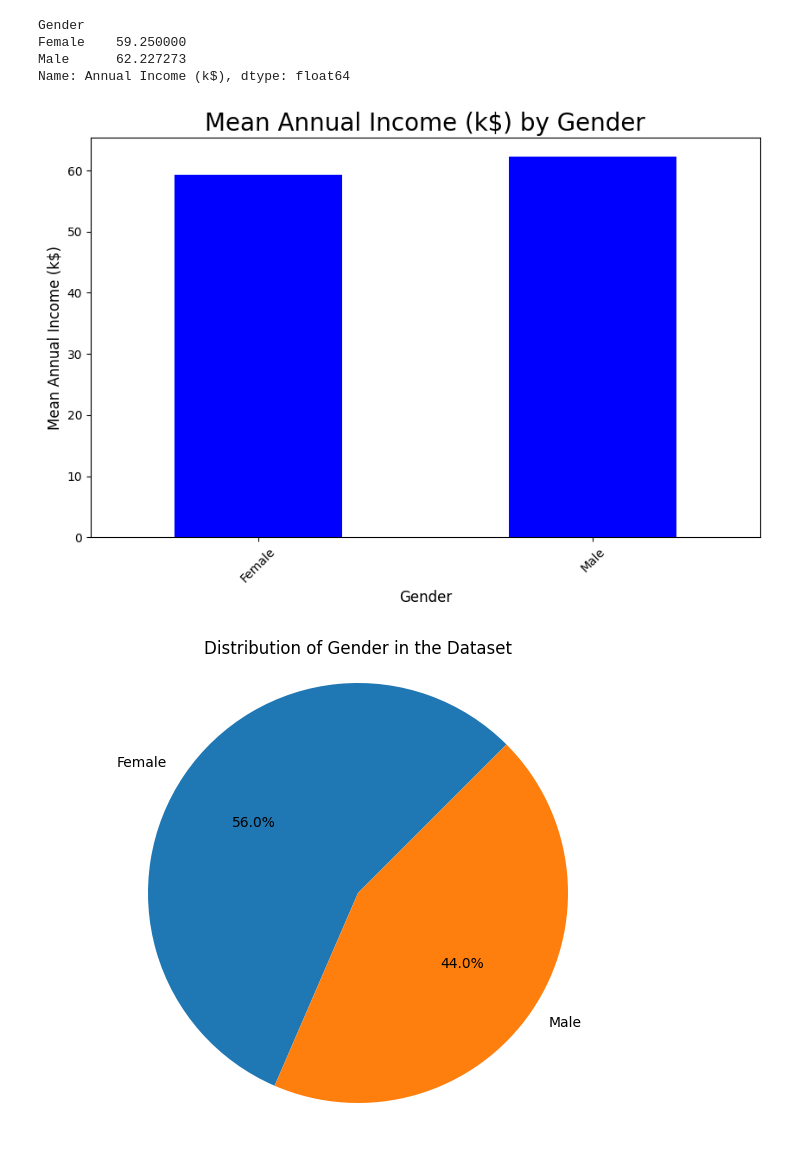
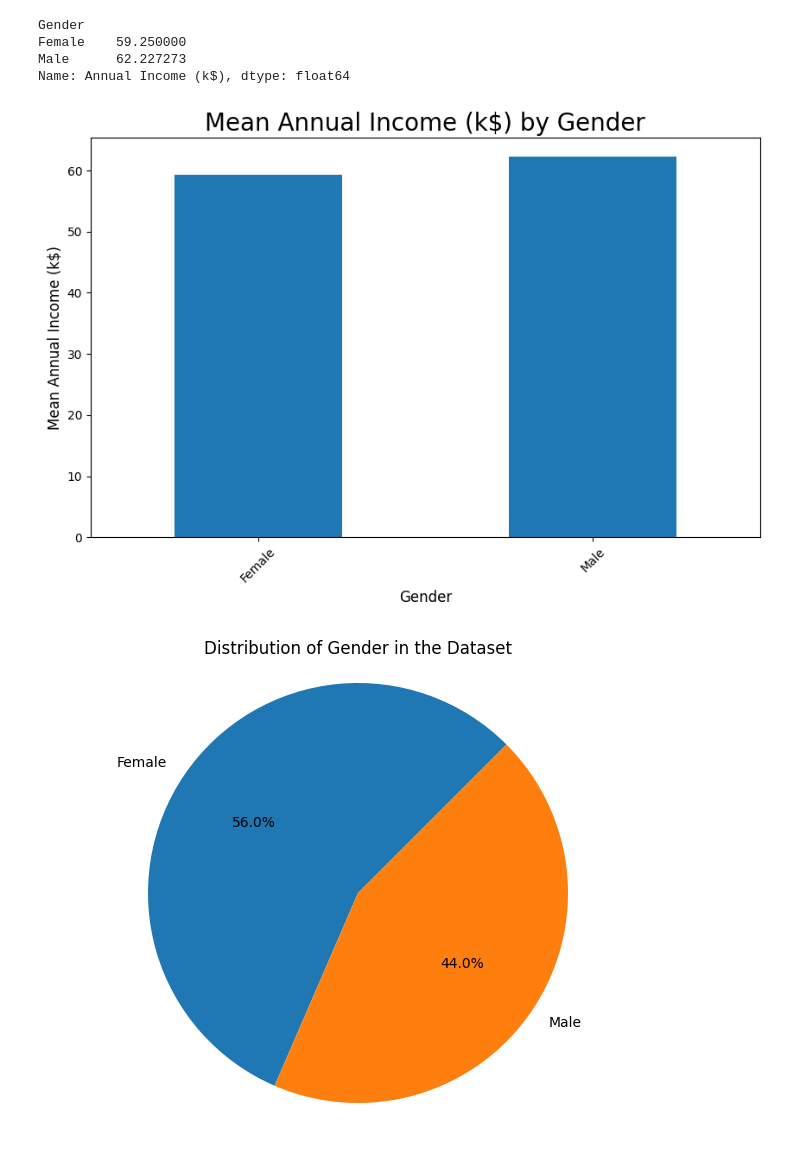
Before and after one commit to leon-czarlinski/ProfileAnalysis, a Jupyter notebook: clustering-k-means-and-dbscan.ipynb, the cells around one changed output. Saved outputs shown, nothing was run; the diff lists cells and outputs as text; code cells hidden in the pictures.

Commit message:
Kaggle Notebook | Clustering K-means and DBSCAN | Version 4

```diff
--- a/clustering-k-means-and-dbscan.ipynb
+++ b/clustering-k-means-and-dbscan.ipynb
@@ -197,15 +197,15 @@ Name: Annual Income (k$), dtype: float64
 # %%
 # Create a bar plot
 plt.figure(figsize=(10, 6))
-mean_income_gender.plot(kind='bar', color='b')
+mean_income_gender.plot(kind='bar')
 plt.xlabel('Gender', fontsize=12)
 plt.ylabel('Mean Annual Income (k$)', fontsize=12)
 plt.title('Mean Annual Income (k$) by Gender', fontsize=20)
 plt.xticks(rotation=45)  # Rotate x-axis labels for better visibility
 
 plt.show()
 # %% [output]
-[figure, old version]
+[figure, new version]
 # %%
 gender_count = df['Gender'].value_counts()
 
```
Also changed, not shown: parts of 11 cells of this notebook.
